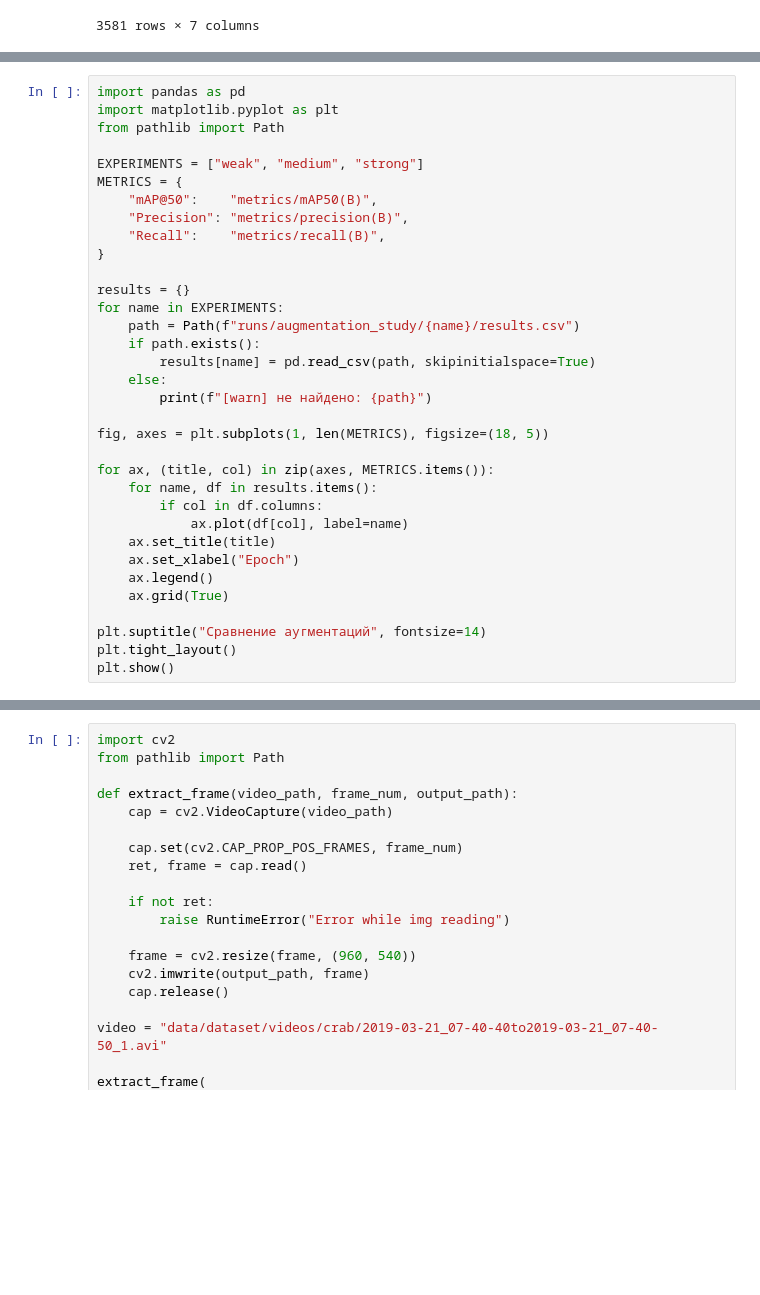
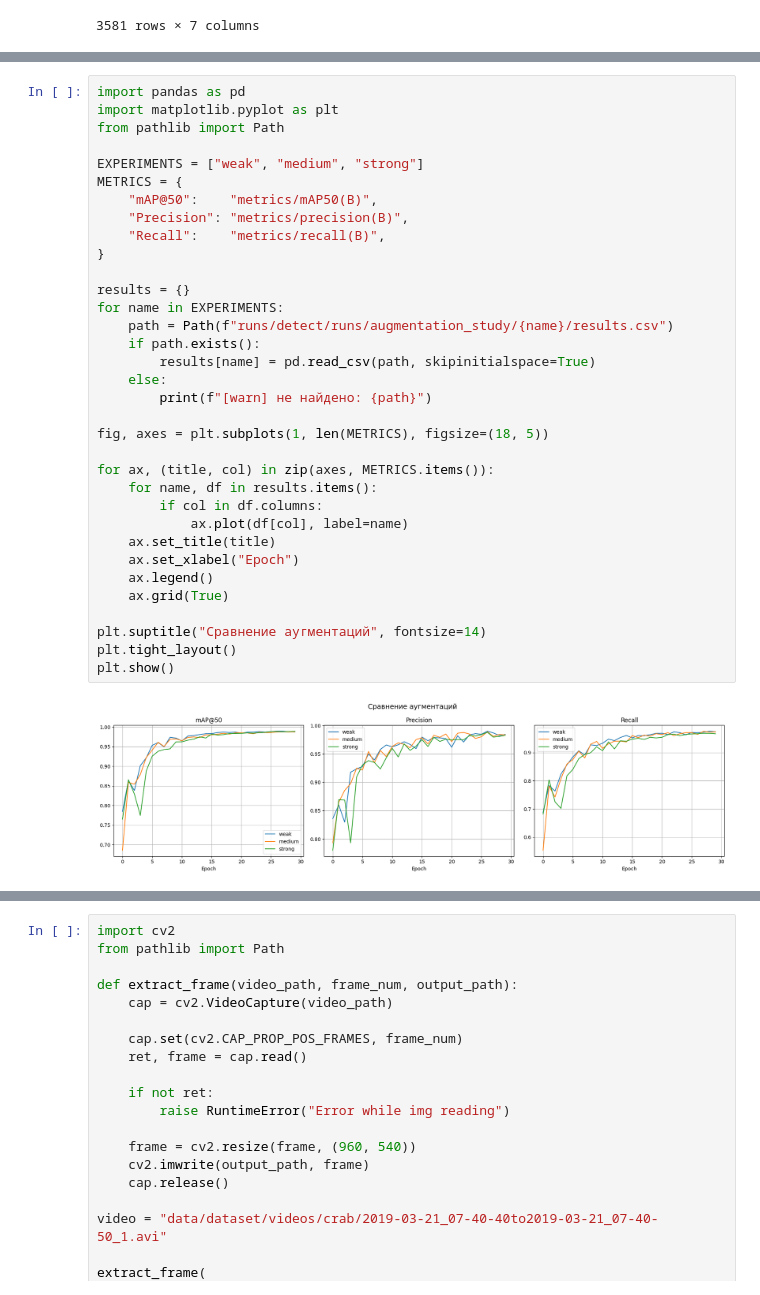
Before and after one commit to slermo/yolo_marine, a Jupyter notebook: notebook.ipynb, the cells around one changed output, grey strips where cells are left out. Drawn from its saved outputs; the diff is of its cells as text; blank space fills up the shorter version.

```diff
--- a/notebook.ipynb
+++ b/notebook.ipynb
@@ -130,31 +153,33 @@ import matplotlib.pyplot as plt
 from pathlib import Path
 
 EXPERIMENTS = ["weak", "medium", "strong"]
 METRICS = {
     "mAP@50":    "metrics/mAP50(B)",
     "Precision": "metrics/precision(B)",
     "Recall":    "metrics/recall(B)",
 }
 
 results = {}
 for name in EXPERIMENTS:
-    path = Path(f"runs/augmentation_study/{name}/results.csv")
+    path = Path(f"runs/detect/runs/augmentation_study/{name}/results.csv")
     if path.exists():
         results[name] = pd.read_csv(path, skipinitialspace=True)
     else:
         print(f"[warn] не найдено: {path}")
 
 fig, axes = plt.subplots(1, len(METRICS), figsize=(18, 5))
 
 for ax, (title, col) in zip(axes, METRICS.items()):
     for name, df in results.items():
         if col in df.columns:
             ax.plot(df[col], label=name)
     ax.set_title(title)
     ax.set_xlabel("Epoch")
     ax.legend()
     ax.grid(True)
 
 plt.suptitle("Сравнение аугментаций", fontsize=14)
 plt.tight_layout()
 plt.show()
+# %% [output]
+[figure, added]
```
Also changed, not shown: parts of 5 cells of this notebook, 2 other files.
